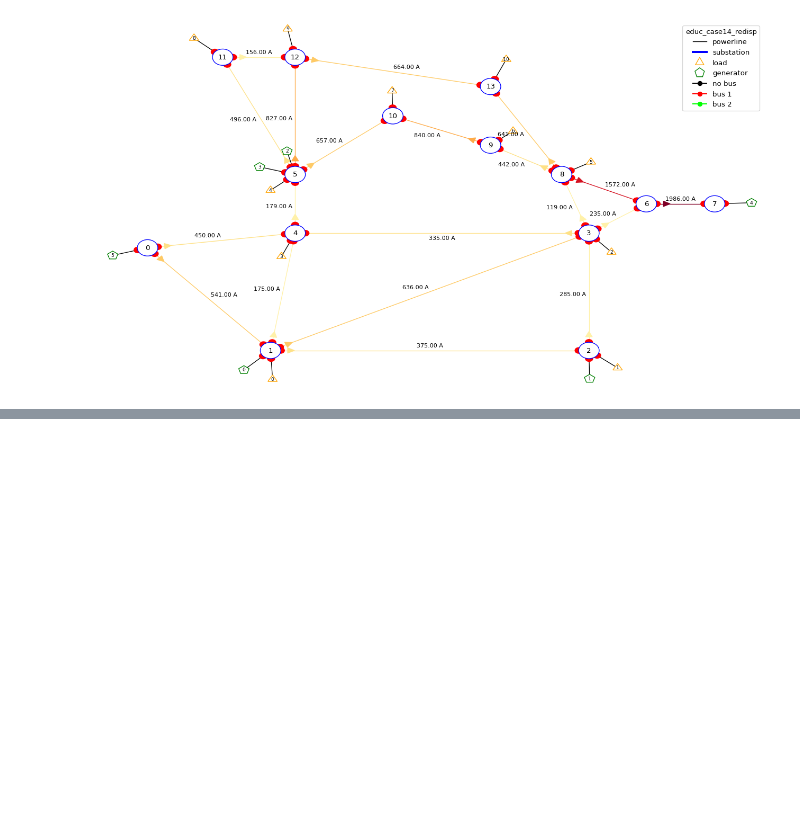
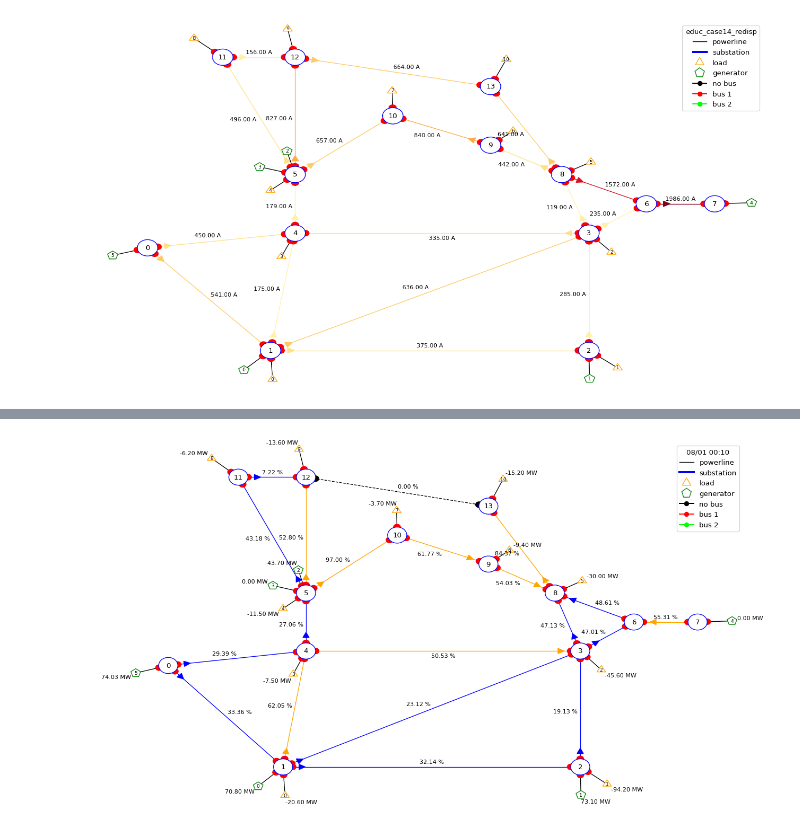
Before and after one commit to Grid2op/grid2op, a Jupyter notebook: getting_started/20201103_AUB_ReinforcementLearningApplicationEECE699.ipynb, the cells around one changed output, grey strips where cells are left out. Cells and saved outputs as stored; diff of their text form; code cells hidden in the pictures; blank space fills up the shorter version.

Commit message:
making progress on lecture for AUB, fixing some issue with redispatching

```diff
--- a/getting_started/20201103_AUB_ReinforcementLearningApplicationEECE699.ipynb
+++ b/getting_started/20201103_AUB_ReinforcementLearningApplicationEECE699.ipynb
@@ -110,0 +195,8 @@ To be perfectly exhaustive, there are 4 game over conditions for this environmen
+# %%
+gen_id = 0
+dispatch_amount = -3
+dispatch_action = env.action_space({"redispatch": [(gen_id, dispatch_amount)]})
+new_obs, reward, done, info = env.step(dispatch_action)
+fig_ = plot_helper.plot_obs(new_obs)
+# %% [output]
+[figure, added]
```
Also changed, not shown: parts of 24 cells of this notebook, 10 other files.
